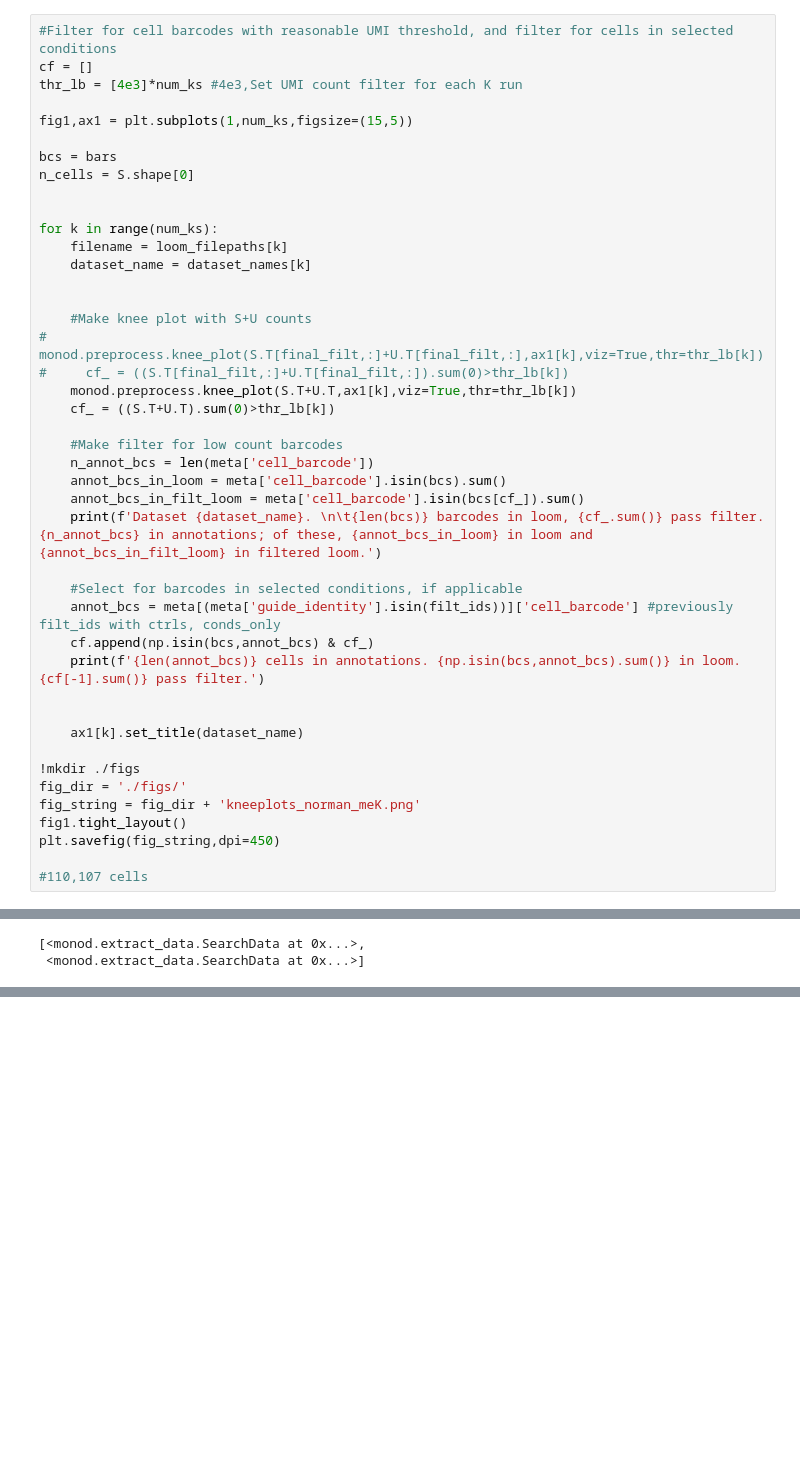
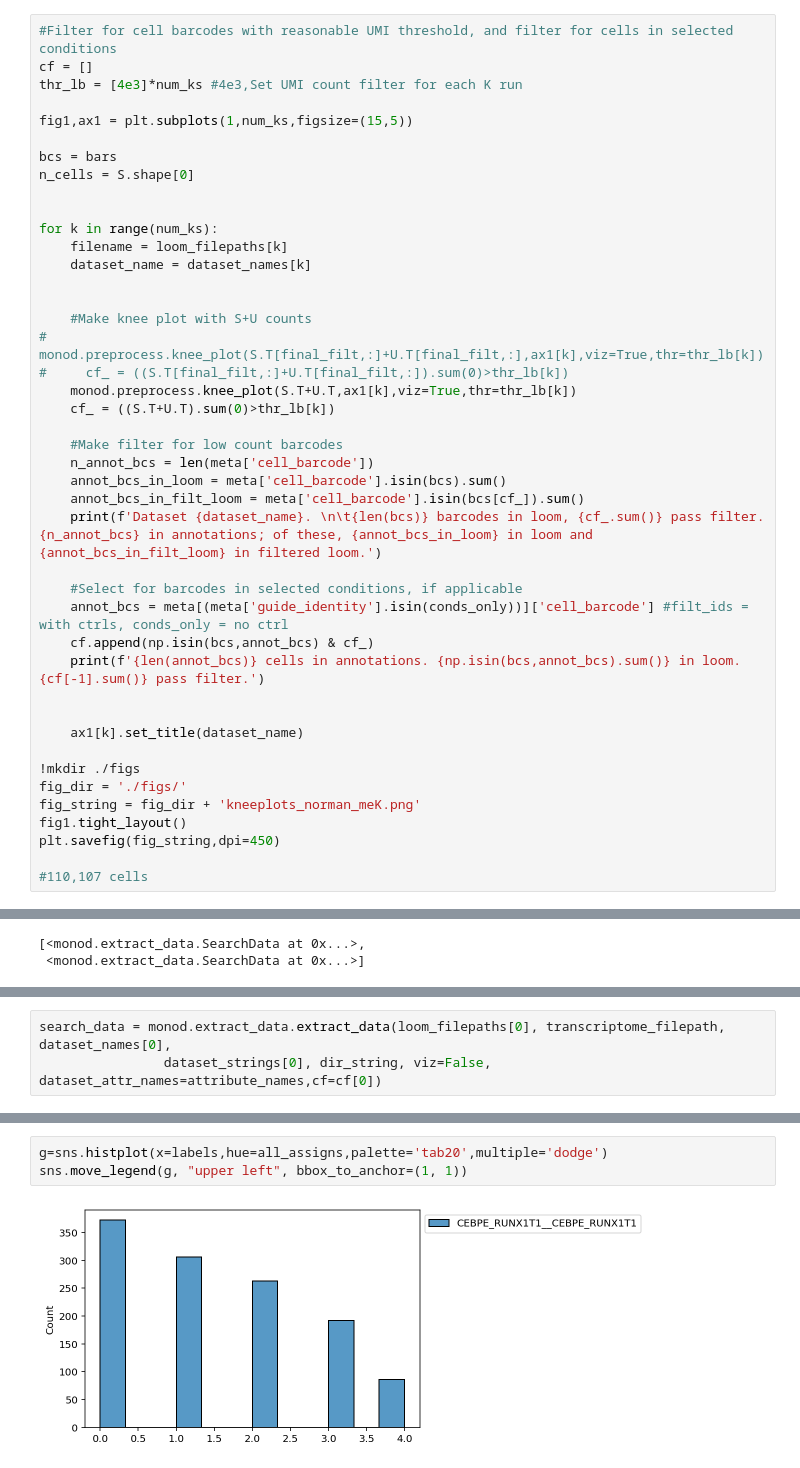
Before and after one commit to tarachari3/perturbCME, a Jupyter notebook: notebooks/20230915_meKMeans_norman.ipynb, the cells around one changed output, grey strips where cells are left out. Cells and saved outputs as stored; diff of their text form; blank space fills up the shorter version.

```diff
--- a/notebooks/20230915_meKMeans_norman.ipynb
+++ b/notebooks/20230915_meKMeans_norman.ipynb
@@ -469,7 +528,7 @@ for k in range(num_ks):
     print(f'Dataset {dataset_name}. \n\t{len(bcs)} barcodes in loom, {cf_.sum()} pass filter. {n_annot_bcs} in annotations; of these, {annot_bcs_in_loom} in loom and {annot_bcs_in_filt_loom} in filtered loom.')
 
     #Select for barcodes in selected conditions, if applicable
-    annot_bcs = meta[(meta['guide_identity'].isin(filt_ids))]['cell_barcode'] #previously filt_ids with ctrls, conds_only
+    annot_bcs = meta[(meta['guide_identity'].isin(conds_only))]['cell_barcode'] #filt_ids = with ctrls, conds_only = no ctrl
     cf.append(np.isin(bcs,annot_bcs) & cf_)
     print(f'{len(annot_bcs)} cells in annotations. {np.isin(bcs,annot_bcs).sum()} in loom. {cf[-1].sum()} pass filter.')
 
@@ -949,0 +949,3 @@ sns.histplot(x=labels,hue=all_assigns,palette='tab20',multiple='dodge')
+# %%
+search_data = monod.extract_data.extract_data(loom_filepaths[0], transcriptome_filepath, dataset_names[0],
+                dataset_strings[0], dir_string, viz=False, dataset_attr_names=attribute_names,cf=cf[0])
@@ -949,0 +1013,5 @@ sns.histplot(x=labels,hue=all_assigns,palette='tab20',multiple='dodge')
+# %%
+g=sns.histplot(x=labels,hue=all_assigns,palette='tab20',multiple='dodge')
+sns.move_legend(g, "upper left", bbox_to_anchor=(1, 1))
+# %% [output]
+[figure, added]
```
Also changed, not shown: parts of 80 cells of this notebook.
